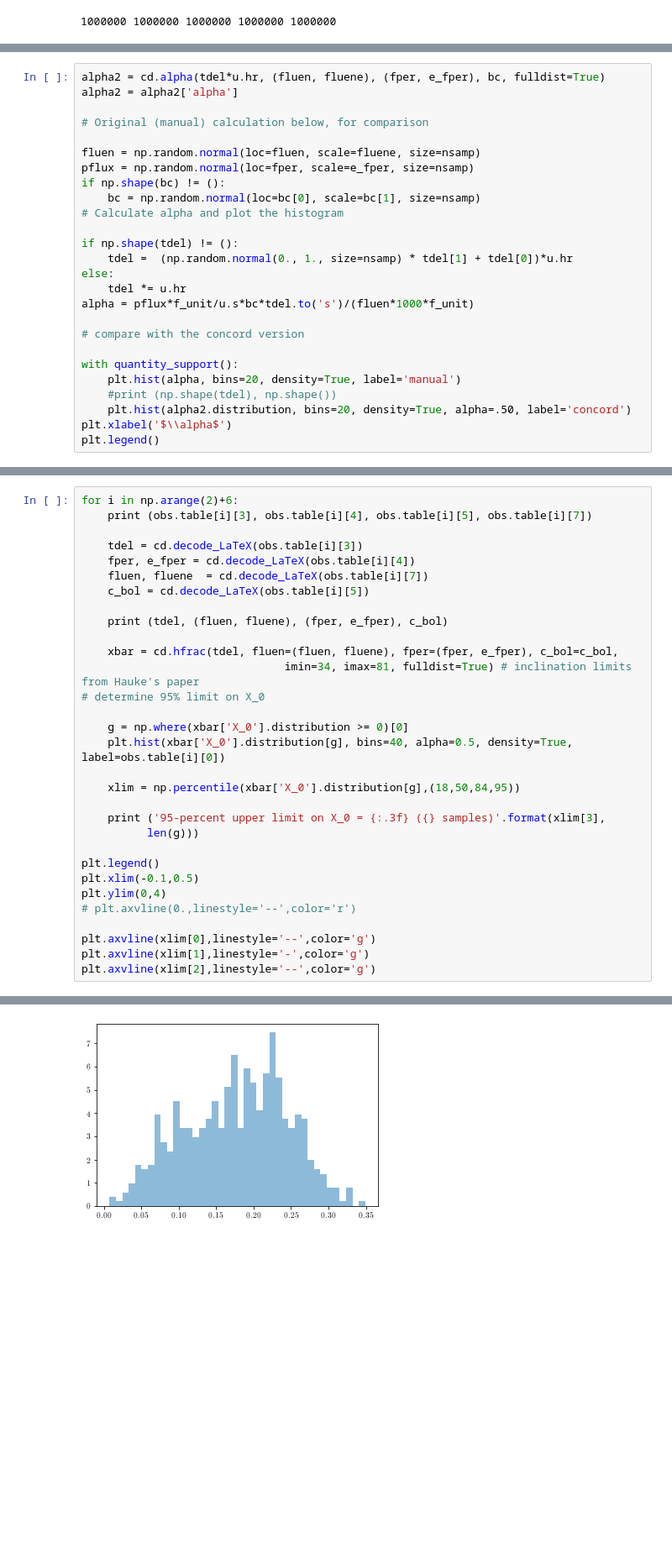
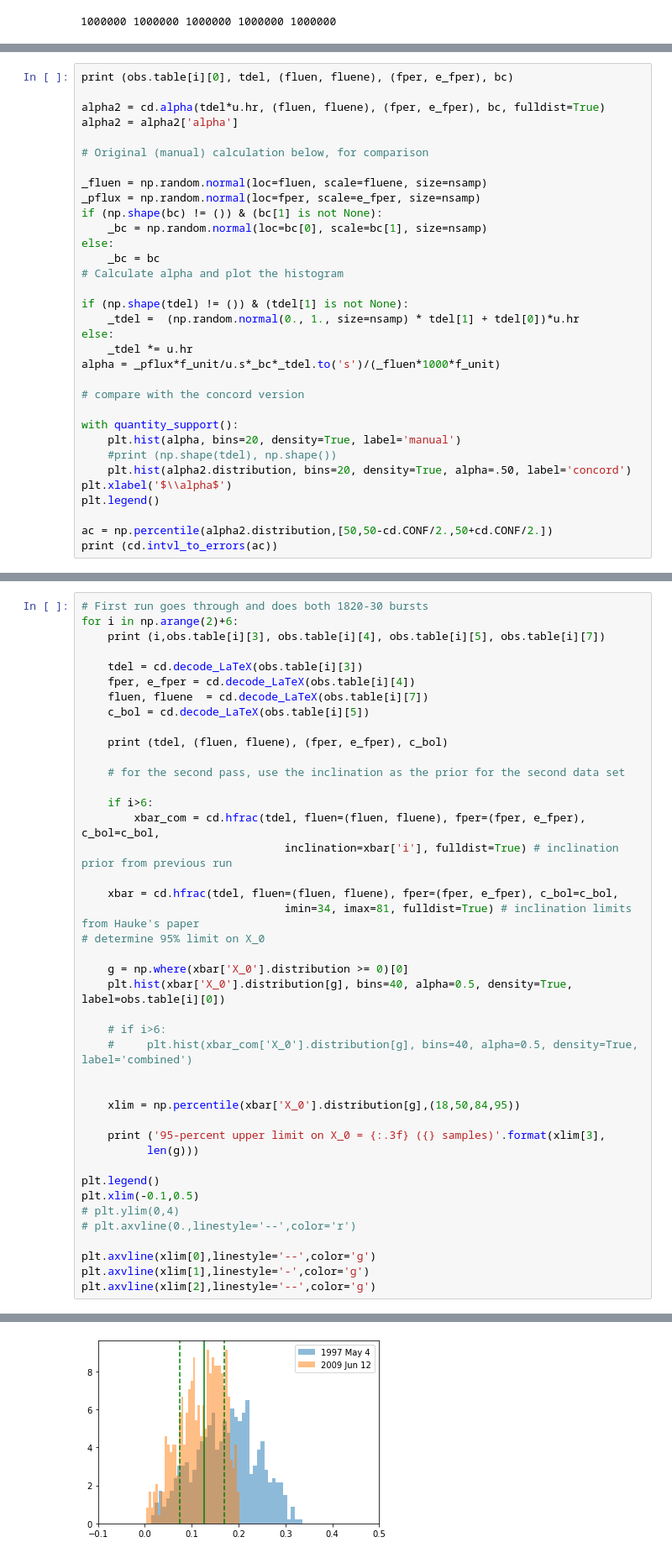
Before and after one commit to outs1der/concord, a Jupyter notebook: Inferring burster properties.ipynb, the cells around one changed output, grey strips where cells are left out. Shown at 84% size. Cells and saved outputs as stored; diff of their text form; blank space fills up the shorter version.

```diff
--- a/Inferring burster properties.ipynb
+++ b/Inferring burster properties.ipynb
@@ -650,20 +649,24 @@ $2.681\pm0.007$ $3.72\pm0.18$ $1.45\pm0.09$ $0.381\pm0.003$
 # %%
+print (obs.table[i][0], tdel, (fluen, fluene), (fper, e_fper), bc)
+
 alpha2 = cd.alpha(tdel*u.hr, (fluen, fluene), (fper, e_fper), bc, fulldist=True)
 alpha2 = alpha2['alpha']
 
 # Original (manual) calculation below, for comparison
 
-fluen = np.random.normal(loc=fluen, scale=fluene, size=nsamp)
-pflux = np.random.normal(loc=fper, scale=e_fper, size=nsamp)
-if np.shape(bc) != ():
-    bc = np.random.normal(loc=bc[0], scale=bc[1], size=nsamp)
+_fluen = np.random.normal(loc=fluen, scale=fluene, size=nsamp)
+_pflux = np.random.normal(loc=fper, scale=e_fper, size=nsamp)
+if (np.shape(bc) != ()) & (bc[1] is not None):
+    _bc = np.random.normal(loc=bc[0], scale=bc[1], size=nsamp)
+else:
+    _bc = bc
 # Calculate alpha and plot the histogram
 
-if np.shape(tdel) != ():
-    tdel =  (np.random.normal(0., 1., size=nsamp) * tdel[1] + tdel[0])*u.hr
+if (np.shape(tdel) != ()) & (tdel[1] is not None):
+    _tdel =  (np.random.normal(0., 1., size=nsamp) * tdel[1] + tdel[0])*u.hr
 else:
-    tdel *= u.hr
-alpha = pflux*f_unit/u.s*bc*tdel.to('s')/(fluen*1000*f_unit)
+    _tdel *= u.hr
+alpha = _pflux*f_unit/u.s*_bc*_tdel.to('s')/(_fluen*1000*f_unit)
 
 # compare with the concord version
 
@@ -673,4 +676,7 @@ with quantity_support():
     plt.hist(alpha2.distribution, bins=20, density=True, alpha=.50, label='concord')
 plt.xlabel('$\\alpha$')
 plt.legend()
+
+ac = np.percentile(alpha2.distribution,[50,50-cd.CONF/2.,50+cd.CONF/2.])
+print (cd.intvl_to_errors(ac))
 # %% [output]
@@ -679,6 +727,7 @@ plt.legend()
 # %%
+# First run goes through and does both 1820-30 bursts
 for i in np.arange(2)+6:
-    print (obs.table[i][3], obs.table[i][4], obs.table[i][5], obs.table[i][7])
+    print (i,obs.table[i][3], obs.table[i][4], obs.table[i][5], obs.table[i][7])
 
     tdel = cd.decode_LaTeX(obs.table[i][3])
     fper, e_fper = cd.decode_LaTeX(obs.table[i][4])
@@ -687,12 +736,22 @@ for i in np.arange(2)+6:
 
     print (tdel, (fluen, fluene), (fper, e_fper), c_bol)
 
+    # for the second pass, use the inclination as the prior for the second data set
+
+    if i>6:
+        xbar_com = cd.hfrac(tdel, fluen=(fluen, fluene), fper=(fper, e_fper), c_bol=c_bol,
+                               inclination=xbar['i'], fulldist=True) # inclination prior from previous run
+
     xbar = cd.hfrac(tdel, fluen=(fluen, fluene), fper=(fper, e_fper), c_bol=c_bol,
                                imin=34, imax=81, fulldist=True) # inclination limits from Hauke's paper
 # determine 95% limit on X_0
 
     g = np.where(xbar['X_0'].distribution >= 0)[0]
     plt.hist(xbar['X_0'].distribution[g], bins=40, alpha=0.5, density=True, label=obs.table[i][0])
+
+    # if i>6:
+    #     plt.hist(xbar_com['X_0'].distribution[g], bins=40, alpha=0.5, density=True, label='combined')
+
 
     xlim = np.percentile(xbar['X_0'].distribution[g],(18,50,84,95))
 
@@ -701,7 +760,7 @@ for i in np.arange(2)+6:
 
 plt.legend()
 plt.xlim(-0.1,0.5)
-plt.ylim(0,4)
+# plt.ylim(0,4)
 # plt.axvline(0.,linestyle='--',color='r')
 
 plt.axvline(xlim[0],linestyle='--',color='g')
@@ -717 +777 @@ AttributeError: 'Quantity' object has no 'distribution' member
-[figure, old version]
+[figure, new version]
```
Also changed, not shown: parts of 17 cells of this notebook, 1 other file.
